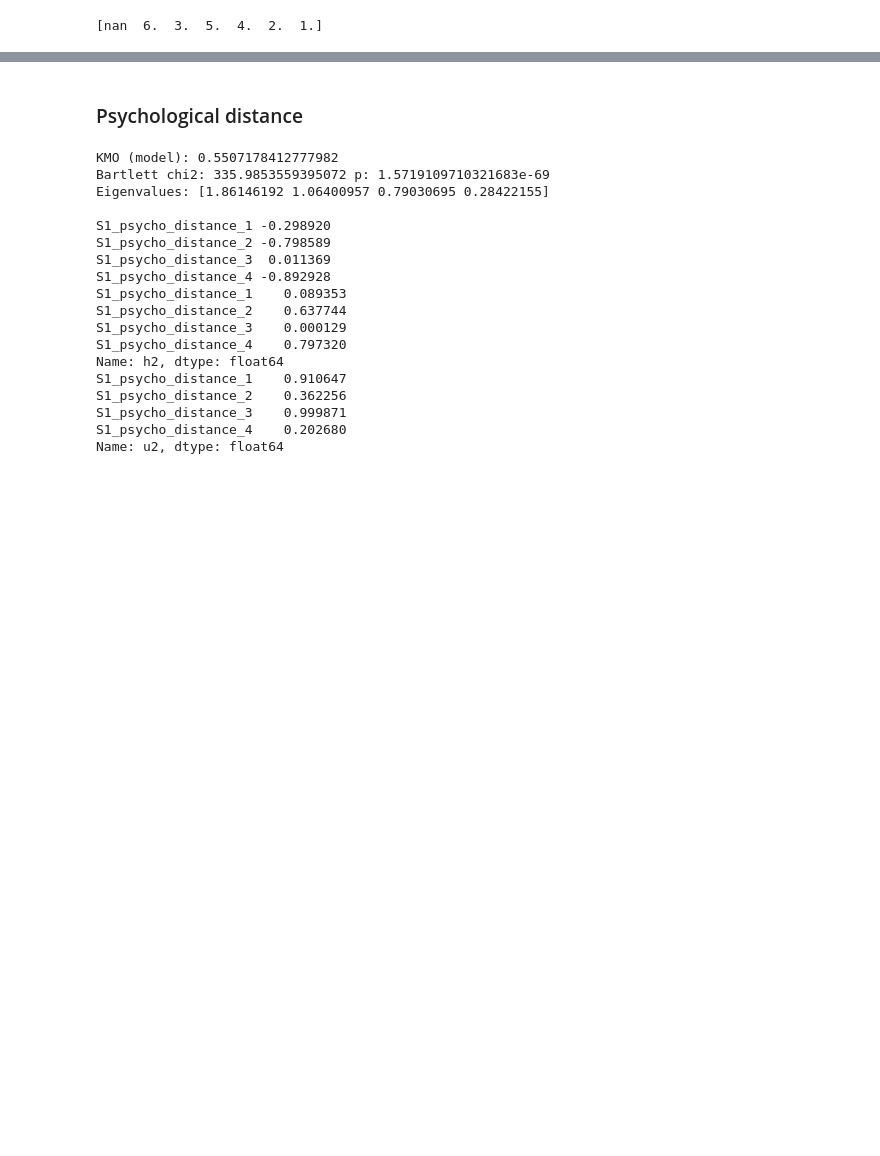
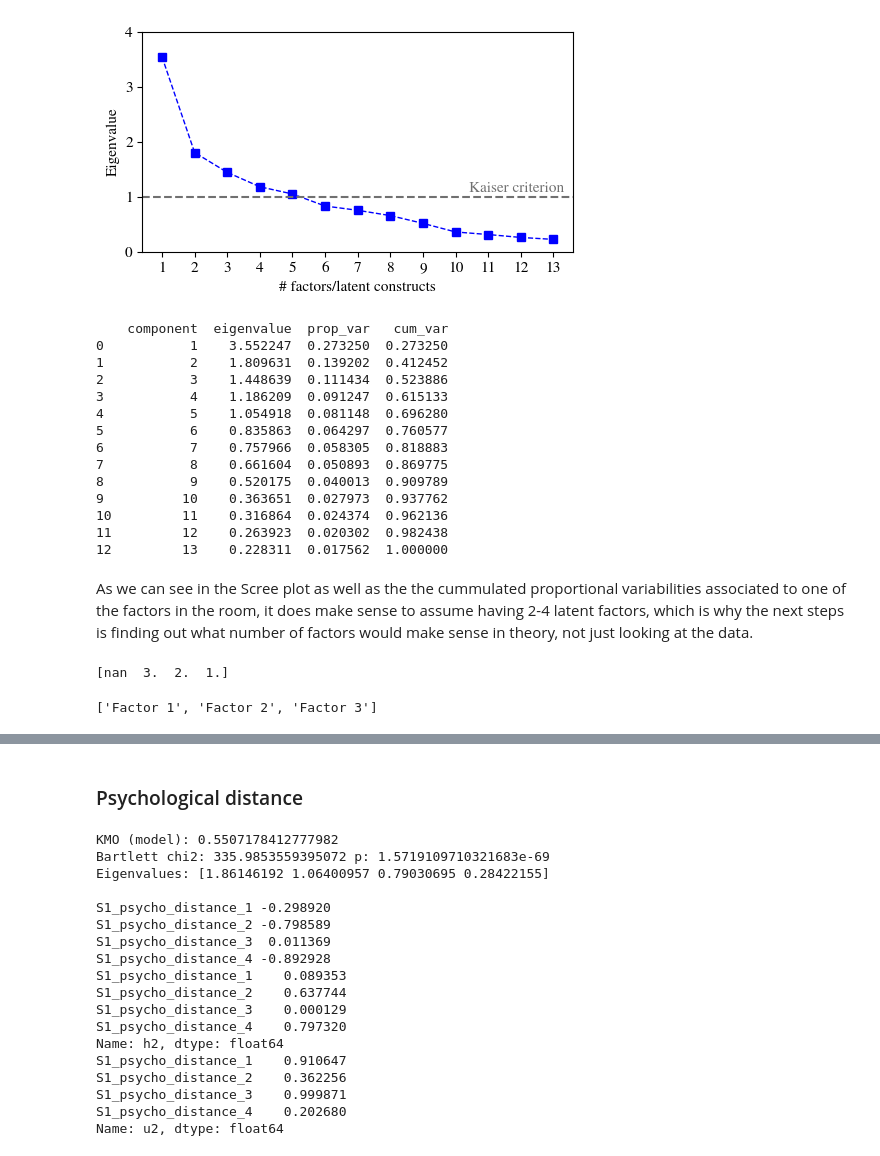
Before and after one commit to matalie/natural-hazard-solidarity, a Jupyter notebook: latent_constructs.ipynb, the cells around one changed output, grey strips where cells are left out. Saved outputs shown, nothing was run; the diff lists cells and outputs as text; code cells hidden in the pictures; blank space fills up the shorter version.

Commit message:
latent construct analysis

```diff
--- a/latent_constructs.ipynb
+++ b/latent_constructs.ipynb
@@ -50,0 +127,16 @@ Name: S0_costs_cc_policy_1, Length: 503, dtype: float64
+# %%
+X = df[refined_items].dropna() # TODO: make sure not too many are na
+
+
+# correlation default: pearson
+R = X.corr()
+
+# Eigenvalues (symmetrc Matrix -> eigh is stable)
+eigvals, eigvecs = np.linalg.eigh(R.values)
+
+# sort descending
+eigvals = eigvals[::-1]
+
+# print('Eigenvalues:', np.round(eigvals, 3))
+# print('Summe (sollte = #Items sein):', eigvals.sum())
+X
@@ -51,9 +163,61 @@ Name: S0_costs_cc_policy_1, Length: 503, dtype: float64
+# %%
+# Scree plot
+x = np.arange(1, len(eigvals) + 1)
+
+plt.figure(figsize=(5,3))
+plt.plot(x, eigvals, marker='s', linestyle='--', linewidth=1, color='blue')
+plt.xticks(x)
+plt.axhline(1, linestyle='--', color='#707070')  # Kaiser-criteria (optional), often too loose
+ax = plt.gca()
+ax.text(0.98, 1.15, 'Kaiser criterion', transform=ax.get_yaxis_transform(), color='#707070', va='center', ha='right')
+plt.xlabel('# factors/latent constructs')
+plt.ylim(0,4)
+plt.ylabel('Eigenvalue')
+plt.tight_layout()
+plt.savefig(f'../results/Scree-plot.png', dpi=600)
+plt.show()
+
+# % of variance explained by eigenvalues
+explained = eigvals / eigvals.sum()
+cum_explained = np.cumsum(explained)
+
+out = pd.DataFrame({
+    'component': x,
+    'eigenvalue': eigvals,
+    'prop_var': explained,
+    'cum_var': cum_explained
+})
+print(out)
+# %% [output]
+[figure, added]
+    component  eigenvalue  prop_var   cum_var
+0           1    3.552247  0.273250  0.273250
+1           2    1.809631  0.139202  0.412452
+2           3    1.448639  0.111434  0.523886
+3           4    1.186209  0.091247  0.615133
+4           5    1.054918  0.081148  0.696280
+5           6    0.835863  0.064297  0.760577
+6           7    0.757966  0.058305  0.818883
+7           8    0.661604  0.050893  0.869775
+8           9    0.520175  0.040013  0.909789
+9          10    0.363651  0.027973  0.937762
+10         11    0.316864  0.024374  0.962136
+11         12    0.263923  0.020302  0.982438
+12         13    0.228311  0.017562  1.000000
+# %% [markdown]
+As we can see in the Scree plot as well as the the cummulated proportional variabilities associated to one of the factors in the room, it does make sense to assume having 2-4 latent factors, which is why the next steps is finding out what number of factors would make sense in theory, not just looking at the data.
 # %%
 # prepare the latent construct variables
-attributes = ['S1_psycho_distance_1', 'S1_psycho_distance_2', 'S1_psycho_distance_3', 'S1_psycho_distance_4',
-              'S0_income', 'S1_finan_vulnerability', 'S1_costs_cc_policy_1',
-              'S0_experience_nh', 'S1_sensitivity_nh_1', 'S1_sensitivity_nh_2', 'S1_sensitivity_nh_3', 'S1_climatechange_nh_1']
+print(pd.unique(df['S0_income']))
 
-print(pd.unique(df['S0_income']))
+factors = {
+    2: ['Factor 1', 'Factor 2'],
+    3: ['Factor 1', 'Factor 2', 'Factor 3'],
+    4: ['Factor 1', 'Factor 2', 'Factor 3', 'Factor 4']
+}
+
+num_factors = 3 # TODO change between 2-4
+factors[num_factors]
 # %% [output]
-[nan  6.  3.  5.  4.  2.  1.]
+[nan  3.  2.  1.]
+['Factor 1', 'Factor 2', 'Factor 3']
```
Also changed, not shown: parts of 21 cells of this notebook.
